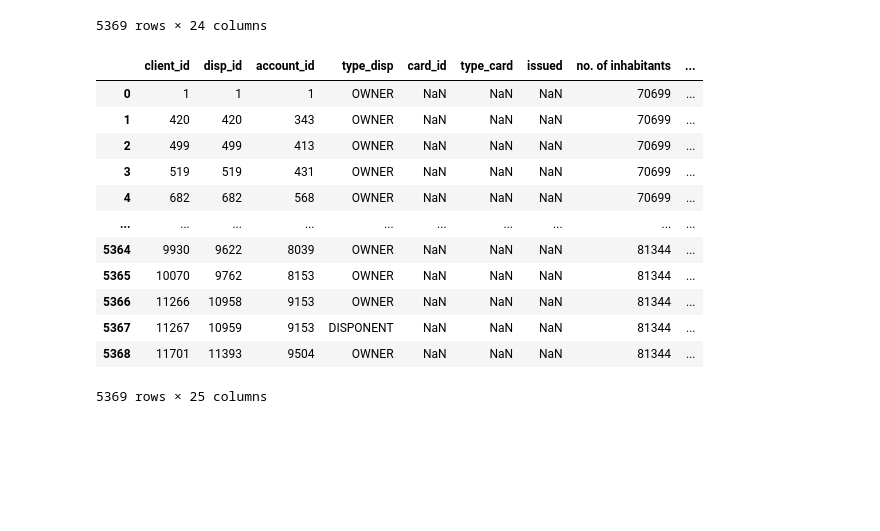
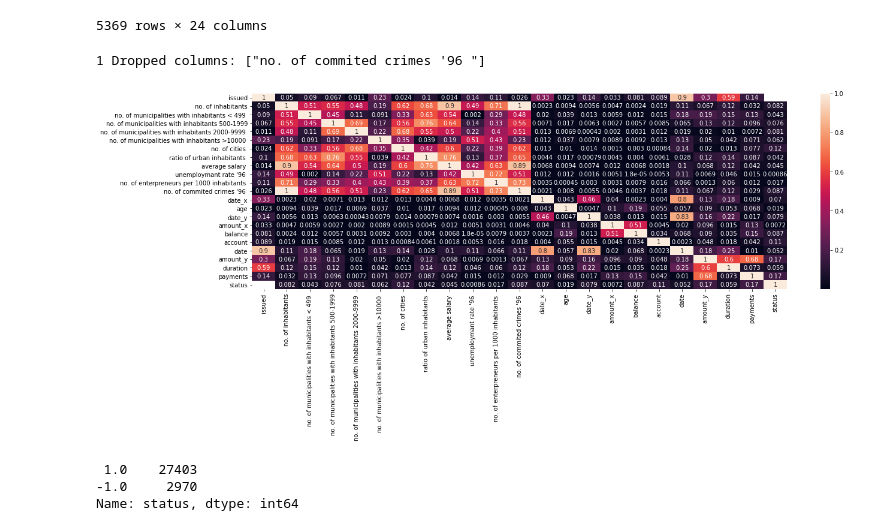
Before and after one commit to diogohalmeida/FEUP-AC-PROJ, a Jupyter notebook: Merging.ipynb, the cells around one changed output. Drawn from its saved outputs; the diff is of its cells as text; code cells hidden in the pictures; blank space fills up the shorter version.

Commit message:
Merged data, removed nan and getting ready to apply model

```diff
--- a/Merging.ipynb
+++ b/Merging.ipynb
@@ -83,18 +83,49 @@ for date in new_dates:
 clients_disps_cards_districts_accounts = clients_disps_cards_districts_accounts.drop(["birth_number"], axis=1)
 
 people_account_data = clients_disps_cards_districts_accounts.assign(sex = sex, age = ages)
-people_account_data
-# %% [output]
-|  | client_id | disp_id | account_id | type_disp | card_id | type_card | issued | no. of inhabitants | ... |
-| 0 | 1 | 1 | 1 | OWNER | NaN | NaN | NaN | 70699 | ... |
-| 1 | 420 | 420 | 343 | OWNER | NaN | NaN | NaN | 70699 | ... |
-| 2 | 499 | 499 | 413 | OWNER | NaN | NaN | NaN | 70699 | ... |
-| 3 | 519 | 519 | 431 | OWNER | NaN | NaN | NaN | 70699 | ... |
-| 4 | 682 | 682 | 568 | OWNER | NaN | NaN | NaN | 70699 | ... |
-| ... | ... | ... | ... | ... | ... | ... | ... | ... | ... |
-| 5364 | 9930 | 9622 | 8039 | OWNER | NaN | NaN | NaN | 81344 | ... |
-| 5365 | 10070 | 9762 | 8153 | OWNER | NaN | NaN | NaN | 81344 | ... |
-| 5366 | 11266 | 10958 | 9153 | OWNER | NaN | NaN | NaN | 81344 | ... |
-| 5367 | 11267 | 10959 | 9153 | DISPONENT | NaN | NaN | NaN | 81344 | ... |
-| 5368 | 11701 | 11393 | 9504 | OWNER | NaN | NaN | NaN | 81344 | ... |
-5369 rows × 25 columns
+# %%
+# Merging the rest?
+
+transaction = pd.read_csv("dataset/trans_train.csv", sep=";")
+
+account_loan_trans = pd.merge(people_account_data, transaction, on="account_id")
+
+loan = pd.read_csv("dataset/loan_train.csv", sep=";")
+
+account_loan_data = pd.merge(account_loan_trans, loan, on="account_id", how="outer")
+# %%
+# Dropping ids
+no_ids = account_loan_data.drop(["client_id", "district_id", "trans_id", "disp_id", "card_id", "account_id", "loan_id"], axis=1)
+# %%
+# Removing related columns
+import numpy as np
+import seaborn as sb
+import matplotlib.pyplot as plt
+
+# Create correlation matrix
+corr_matrix = no_ids.corr().abs()
+plt.figure(figsize = (20,6))
+sb.heatmap(corr_matrix,annot=True)
+
+# Select upper triangle of correlation matrix
+upper = corr_matrix.where(np.triu(np.ones(corr_matrix.shape), k=1).astype(bool))
+
+# Find features with correlation greater than 0.95
+to_drop = [column for column in upper.columns if any(upper[column] > 0.95)]
+
+# Drop features
+no_ids.drop(to_drop, axis=1, inplace=True)
+
+print("{} Dropped columns: {}".format(len(to_drop), to_drop) )
+# %% [output]
+1 Dropped columns: ["no. of commited crimes '96 "]
+[figure, added]
+# %%
+# Removing rows with nan values for status
+no_ids.dropna(subset=["status"], inplace=True)
+#print(no_ids.drop_duplicates(inplace=True)
+print(no_ids["status"].value_counts())
+# %% [output]
+ 1.0    27403
+-1.0     2970
+Name: status, dtype: int64
```
Also changed, not shown: parts of 2 cells of this notebook.
